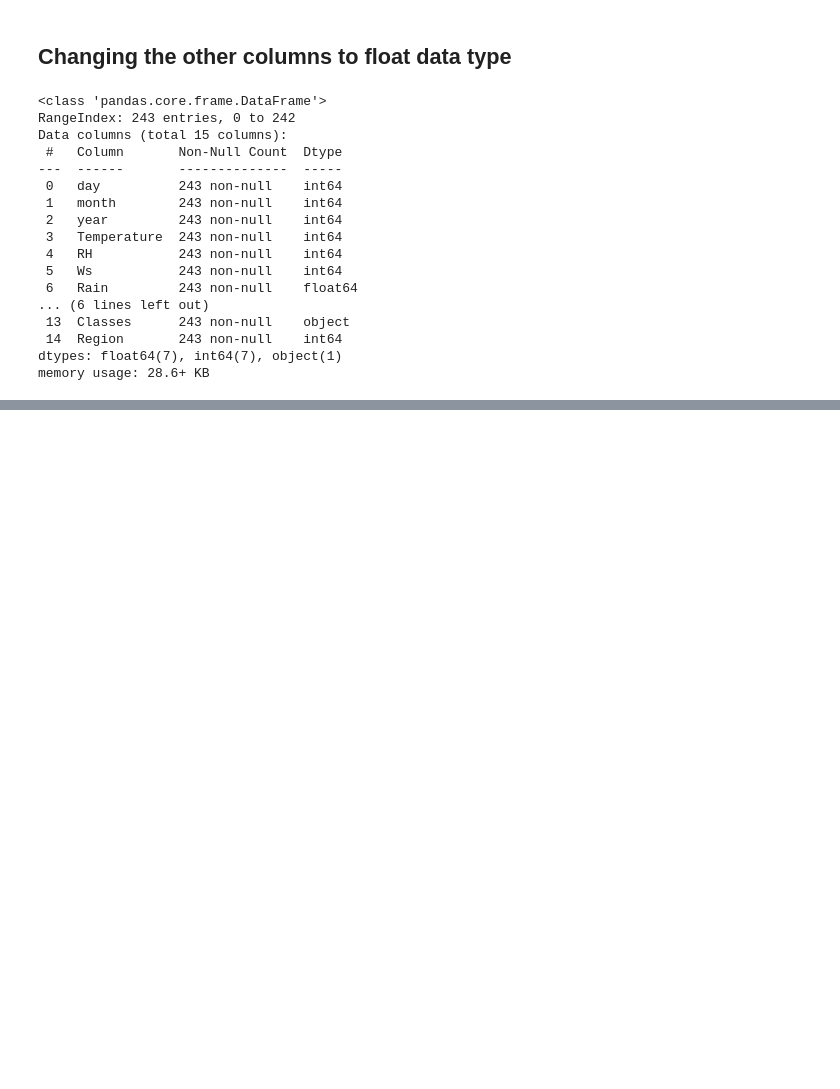
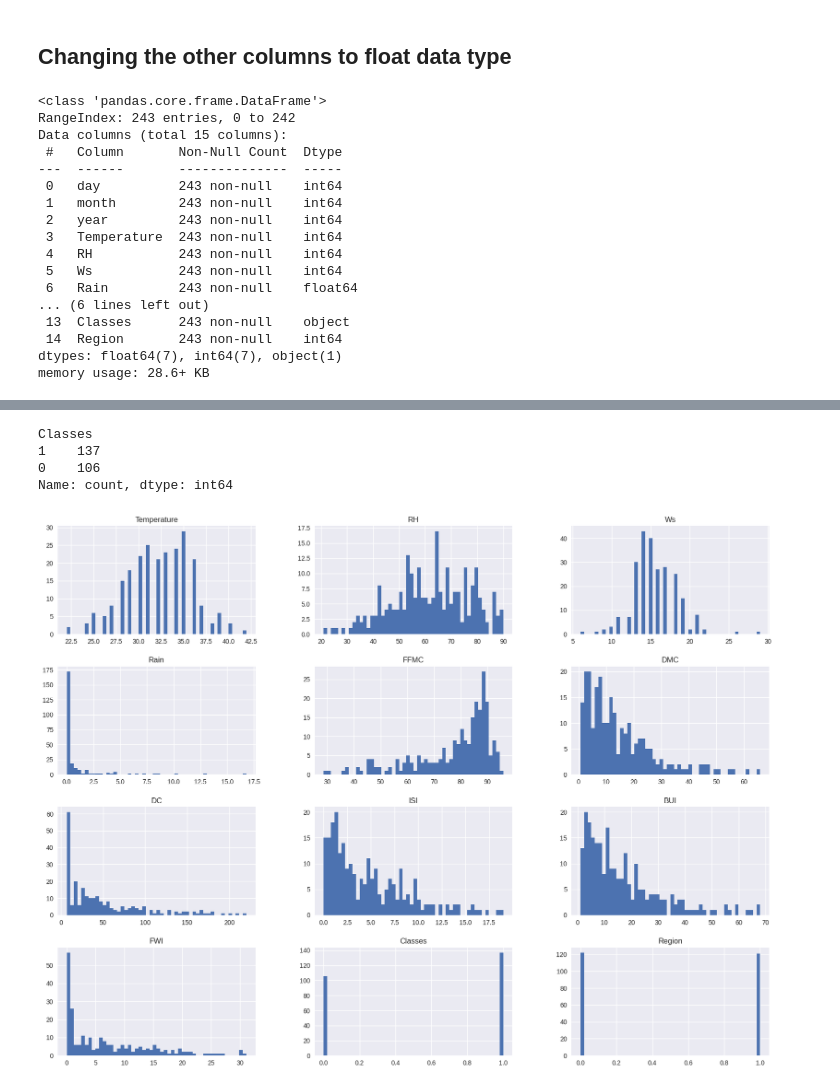
Before and after one commit to Sarvesh-10/DSMLDLCourse, a Jupyter notebook: RidgeLassoElasticNet/AlgerianDataset.ipynb, the cells around one changed output, grey strips where cells are left out. Drawn from its saved outputs; the diff is of its cells as text; code cells hidden in the pictures; blank space fills up the shorter version.

```diff
--- a/RidgeLassoElasticNet/AlgerianDataset.ipynb
+++ b/RidgeLassoElasticNet/AlgerianDataset.ipynb
@@ -200,0 +203,3 @@ df.describe()
+# %%
+## Exploratory Data Analysis
+df1 = df.copy()
@@ -200,0 +215,2 @@ df.describe()
+# %%
+df1.drop(['day','month','year'],axis=1,inplace=True)
@@ -200,0 +226,2 @@ df.describe()
+# %%
+df1['Classes'] = np.where(df1['Classes'].str.contains('not fire'),0,1)
@@ -200,0 +237,15 @@ df.describe()
+# %%
+
+df1['Classes'].value_counts()
+# %% [output]
+Classes
+1    137
+0    106
+Name: count, dtype: int64
+# %%
+## Plot density plot for all features
+plt.style.use('seaborn')
+df1.hist(bins=50,figsize=(20,15))
+plt.show()
+# %% [output]
+[figure, added]
```
Also changed, not shown: parts of 13 cells of this notebook.
